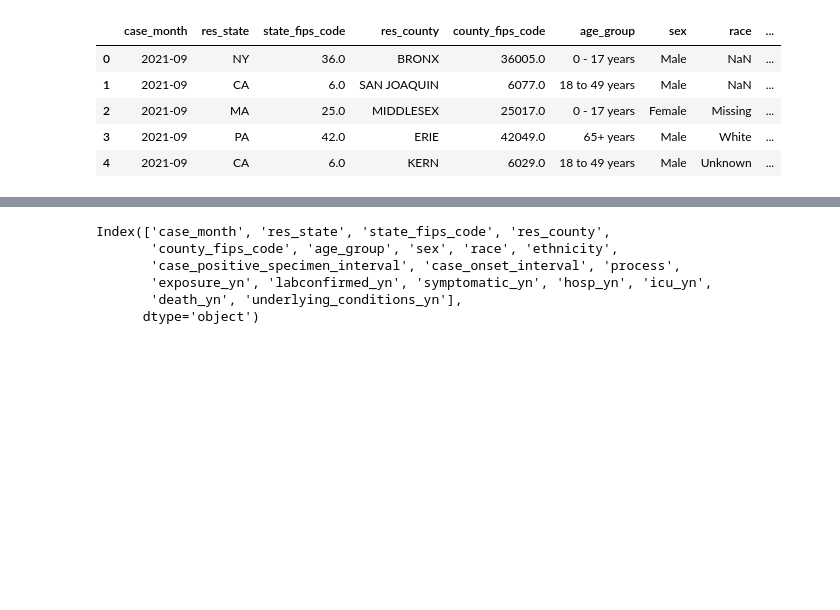
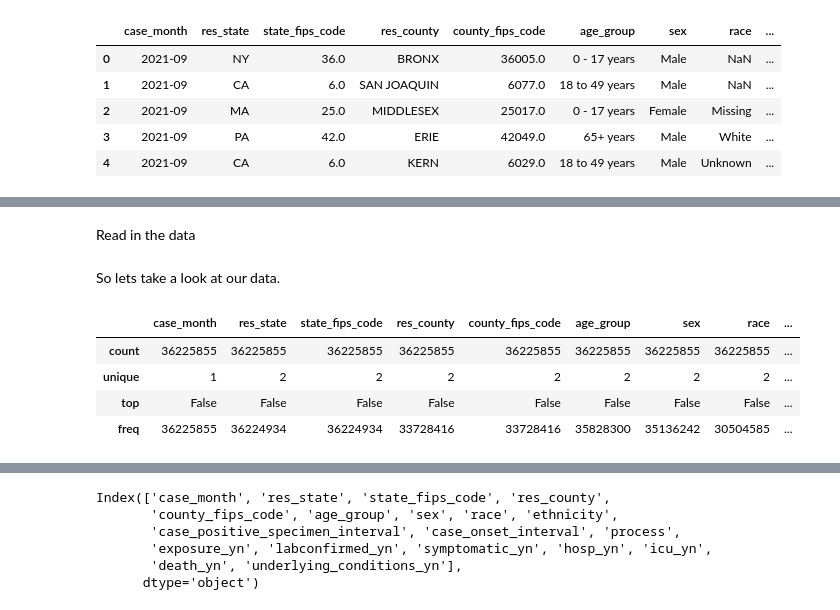
Before and after one commit to seismosmsr/machine_learning, a Jupyter notebook: kaggle_api_in_colab.ipynb, the cells around one changed output, grey strips where cells are left out. Cells and saved outputs as stored; diff of their text form; code cells hidden in the pictures; blank space fills up the shorter version.

```diff
--- a/kaggle_api_in_colab.ipynb
+++ b/kaggle_api_in_colab.ipynb
@@ -93,3 +93,15 @@ So we've got a case_month, res_state, state_fips_code, res_county, county_fips_c
+# %% [markdown]
+Read in the data
 # %%
 train = pd.read_csv('/content/train.csv')
 test = pd.read_csv('/content/test.csv')
+# %% [markdown]
+So lets take a look at our data.
+# %%
+train.isnull().describe()
+# %% [output]
+|  | case_month | res_state | state_fips_code | res_county | county_fips_code | age_group | sex | race | ... |
+| count | 36225855 | 36225855 | 36225855 | 36225855 | 36225855 | 36225855 | 36225855 | 36225855 | ... |
+| unique | 1 | 2 | 2 | 2 | 2 | 2 | 2 | 2 | ... |
+| top | False | False | False | False | False | False | False | False | ... |
+| freq | 36225855 | 36224934 | 36224934 | 33728416 | 33728416 | 35828300 | 35136242 | 30504585 | ... |
```
Also changed, not shown: parts of 41 cells of this notebook.
